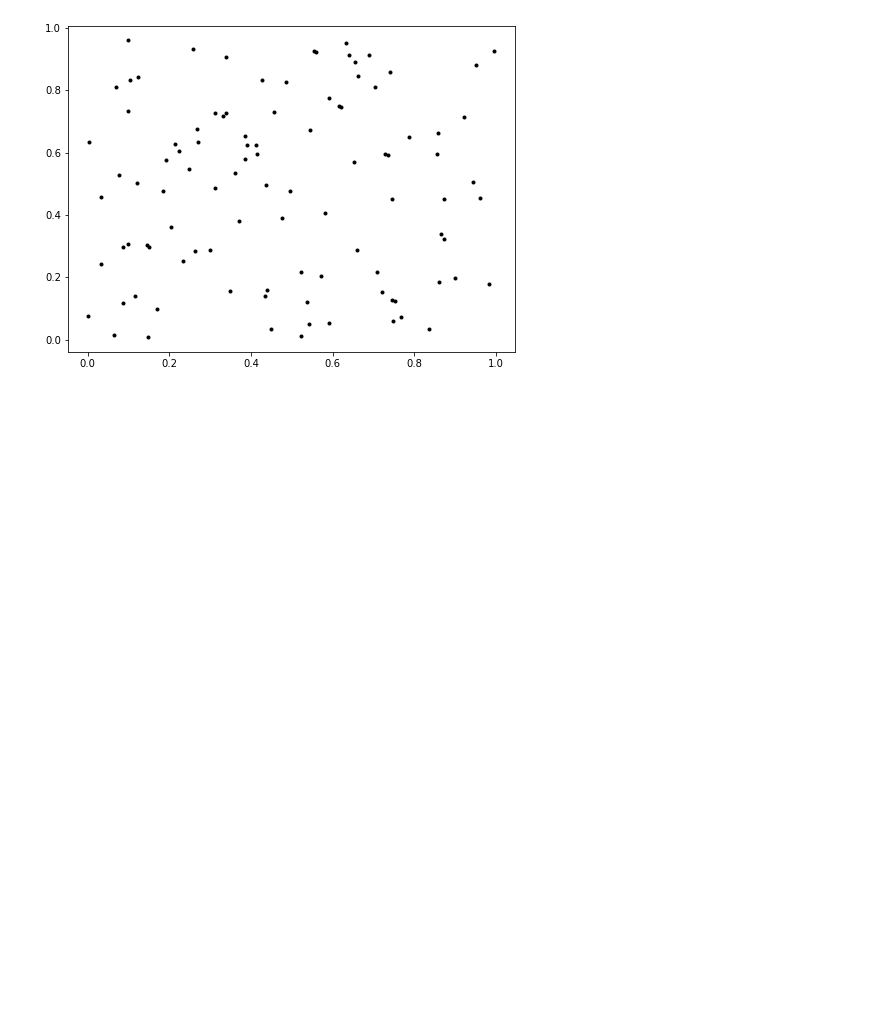
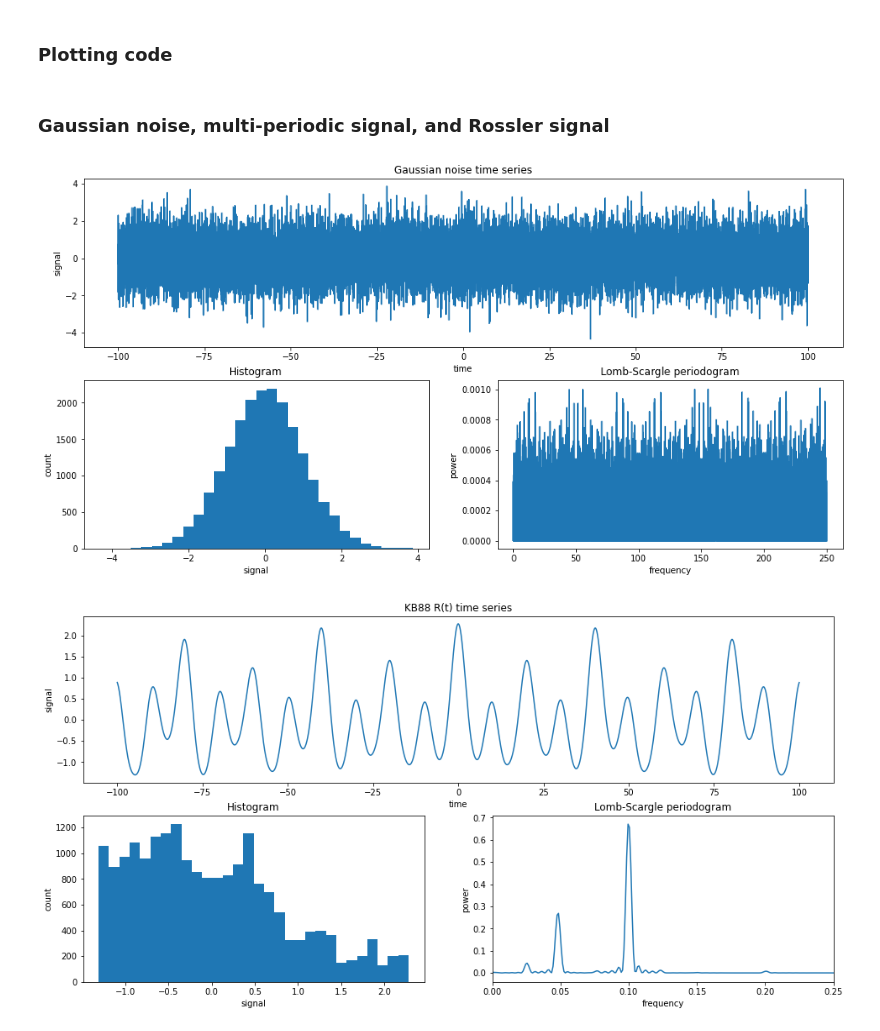
Before and after one commit to esandford/starspot_chaos, a Jupyter notebook: syntheticSignals.ipynb, the cells around one changed output. Saved outputs shown, nothing was run; the diff lists cells and outputs as text; code cells hidden in the pictures; blank space fills up the shorter version.

Commit message:
Synthetic signals: gaussian noise, multiperiodic (from kovacs+buchler 1988), and Rossler. Time series, histograms, and power spectra.

```diff
--- a/syntheticSignals.ipynb
+++ b/syntheticSignals.ipynb
@@ -4,6 +7,2 @@ import matplotlib.pyplot as plt
-# %%
-fig,ax = plt.subplots(1,1,figsize=(8,6))
-ax.plot(np.random.uniform(0.,1.,100),np.random.uniform(0.,1.,100),'k.')
-plt.show()
-# %% [output]
-[figure, removed]
+# %% [markdown]
+### Plotting code
@@ -9,0 +41,38 @@ plt.show()
+# %% [markdown]
+### Gaussian noise, multi-periodic signal, and Rossler signal
+# %%
+# multi-periodic signal from Kovacs & Buchler 1988
+def KB88(t,a1=1.0,a2=0.6,a3=0.2,v1=0.1,v2=0.048,v3=0.0252):
+    w1 = 2*np.pi*v1
+    w2 = 2*np.pi*v2
+    w3 = 2*np.pi*v3
+
+    # length t + 1
+    t2 = np.append(t, t[-1] + np.mean(t[1:] - t[0:-1]))
+
+    r = a1 * np.cos(w1 * t2) + a2 * np.cos(w2 * t2) + a3 * np.cos(w3 * t2) \
+        + 0.5 * a1 * a3 * (np.cos( (w1 + w3) * t2) + np.cos( (w1 - w3) * t2)) \
+        + 0.1 * a2 * a3 * (np.cos( (w2 + w3) * t2) + np.cos( (w2 - w3) * t2)) \
+        + 0.1 * a1 * a2 * (np.cos( (w1 + w2) * t2) + np.cos( (w1 - w2) * t2)) \
+        + 0.1 * a1**2 * np.cos(2. * w1 * t2) \
+        + 0.1 * a2**2 * np.cos(2. * w2 * t2)
+
+    v = (r[1:] - r[0:-1])/np.mean(t[1:] - t[0:-1])
+
+    return r[:-1], v
+# %%
+np.random.seed(8421)
+
+dt = 0.01
+t = np.arange(-100,100,dt)
+
+gaussianNoise = np.random.normal(0.,1.,len(t))
+plotTimeSeries(t, gaussianNoise,title="Gaussian noise")
+
+
+multiPeriodic_r, multiPeriodic_v = KB88(t)
+plotTimeSeries(t, multiPeriodic_r, LS_xlim = (0.,0.25),title="KB88 R(t)")
+plotTimeSeries(t, multiPeriodic_v, LS_xlim = (0.,0.25),title="KB88 v(t)")
+# %% [output]
+[figure, added]
+[figure, added]
```
Also changed, not shown: parts of 6 cells of this notebook.
